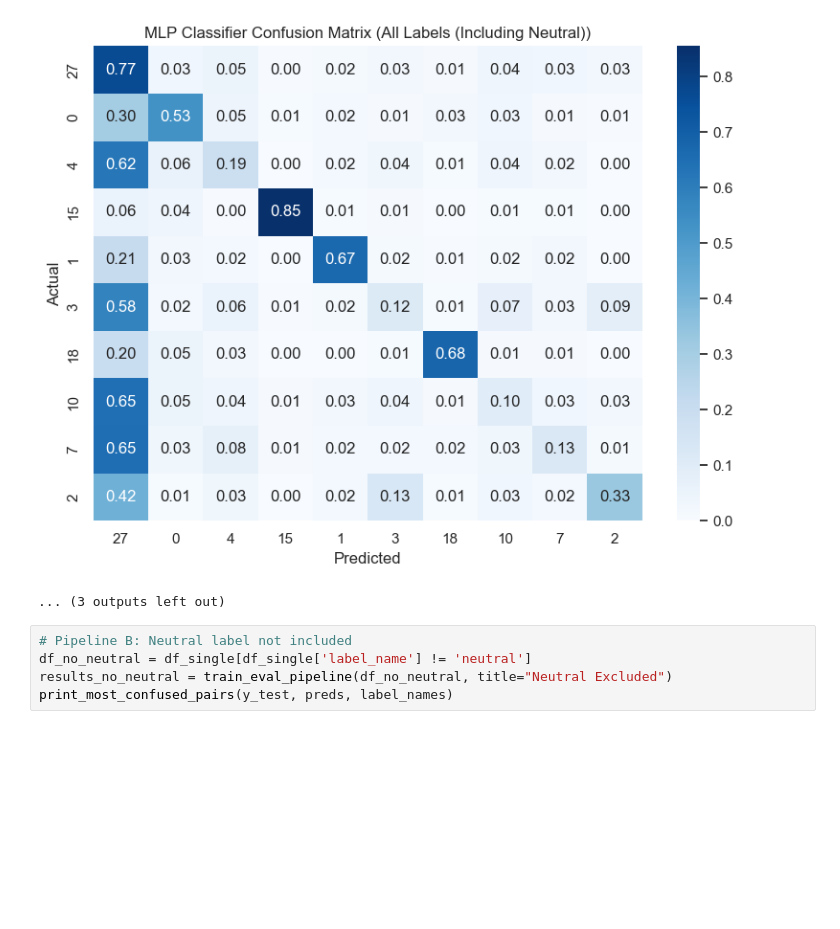
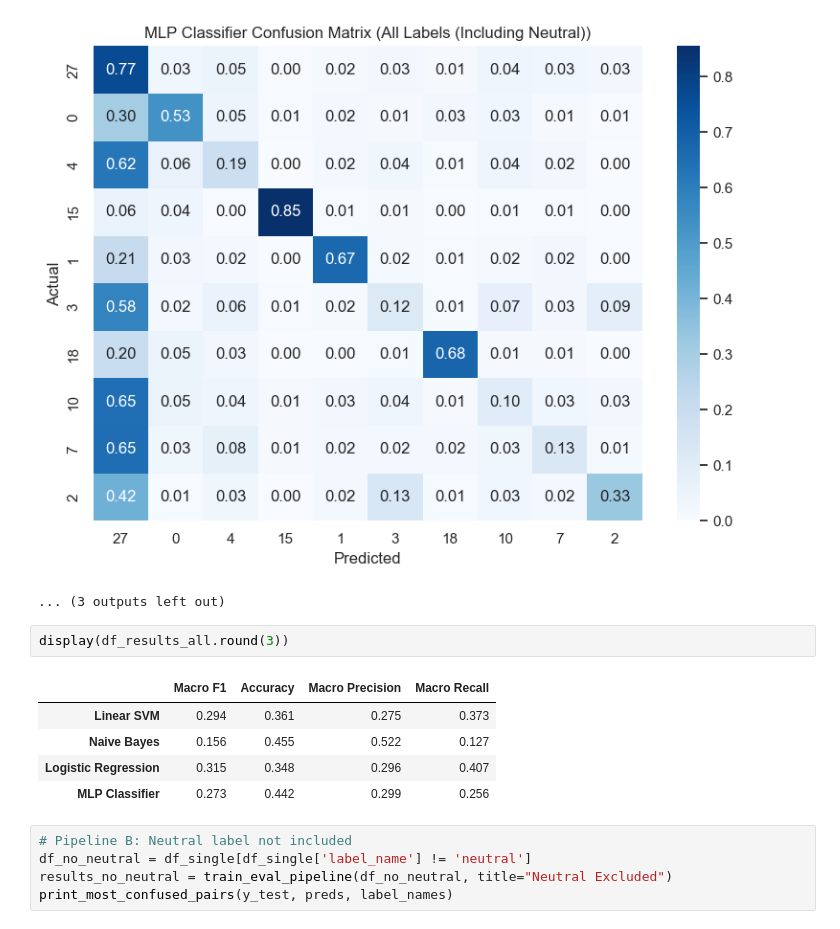
Before and after one commit to dangallego/emotion_recognition, a Jupyter notebook: notebooks/emotion_pipeline_comparison.ipynb, the cells around one changed output. Cells and saved outputs as stored; diff of their text form; blank space fills up the shorter version.

```diff
--- a/notebooks/emotion_pipeline_comparison.ipynb
+++ b/notebooks/emotion_pipeline_comparison.ipynb
@@ -288,6 +288,14 @@ Top Confused Class Pairs:
 MLP Classifier - Macro F1: 0.273
 [figure]
 ... (3 outputs left out)
+# %%
+display(df_results_all.round(3))
+# %% [output]
+|  | Macro F1 | Accuracy | Macro Precision | Macro Recall |
+| Linear SVM | 0.294 | 0.361 | 0.275 | 0.373 |
+| Naive Bayes | 0.156 | 0.455 | 0.522 | 0.127 |
+| Logistic Regression | 0.315 | 0.348 | 0.296 | 0.407 |
+| MLP Classifier | 0.273 | 0.442 | 0.299 | 0.256 |
 # %%
 # Pipeline B: Neutral label not included
 df_no_neutral = df_single[df_single['label_name'] != 'neutral']
```
Also changed, not shown: parts of 1 cell of this notebook, 1 other file.
